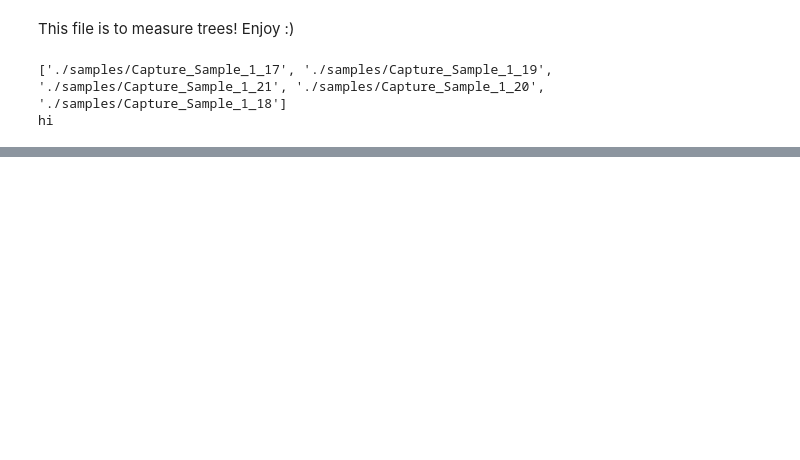
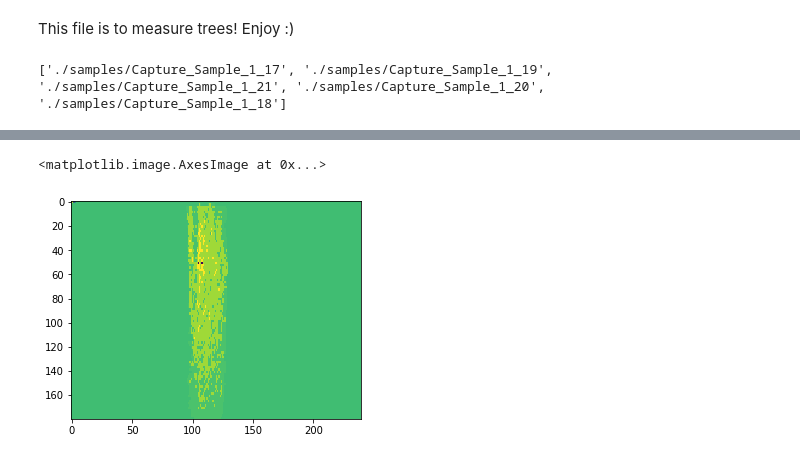
Before and after one commit to ameliaholcomb/trees, a Jupyter notebook: TreeProcessing/TreeProcessor.ipynb, the cells around one changed output, grey strips where cells are left out. Cells and saved outputs as stored; diff of their text form; code cells hidden in the pictures; blank space fills up the shorter version.

```diff
--- a/TreeProcessing/TreeProcessor.ipynb
+++ b/TreeProcessing/TreeProcessor.ipynb
@@ -8,7 +13,8 @@ from mpl_toolkits.mplot3d import Axes3D
 # %%
-%matplotlib notebook
+%matplotlib inline
 
 TREE_DIR = './samples'
+SHAPE = (180, 240)
 
 def read_tree_sample(sample_num):
     sample_data = glob.glob('{0}/Capture_Sample_{1}*'.format(TREE_DIR, sample_num))
@@ -23,32 +29,14 @@ def read_tree_sample(sample_num):
     return data
 
 
-def process_data(sample_num):
+def heatmap(sample_num, data_num):
     # Read in the data
     data = read_tree_sample(sample_num)
+    d = data[data_num]
+    return np.reshape(d[:,2], SHAPE)
 
-    d = data[4]
 
-    #fig = plt.figure()
-    #ax = fig.add_subplot(111, projection='3d')
 
-#     print('hello')
-    heat = np.reshape(d[:,2], (180, 240))
-#     print(max(d[:,0]))
-    print('hi')
-
-#     d[d[:,2]<0] += 2**16
-#     d = d[d[:,2]!=8192]
-
-#     print(d[:,2][:100])
-    plt.imshow(heat)
-
-#     plt.scatter(d[:,0], d[:,1], d[:,2])
-#     plt.hist(d[:,2], 100)
-#     plt.xlim([5000, 25000])
-    #plt.show()
-
-process_data(1)
+plt.imshow(heatmap(1, 4))
 # %% [output]
 ['./samples/Capture_Sample_1_17', './samples/Capture_Sample_1_19', './samples/Capture_Sample_1_21', './samples/Capture_Sample_1_20', './samples/Capture_Sample_1_18']
-hi
@@ -56,0 +43,2 @@ hi
+<matplotlib.image.AxesImage at 0x...>
+[figure, added]
```
Also changed, not shown: parts of 5 cells of this notebook.
